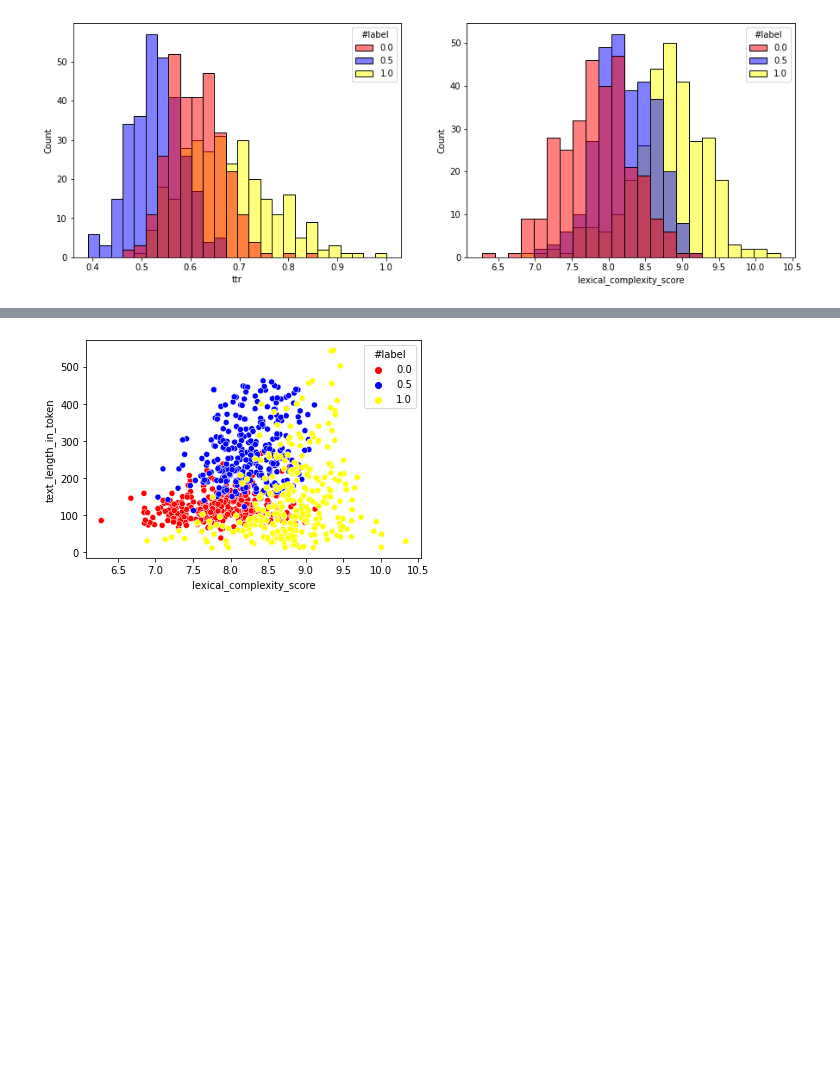
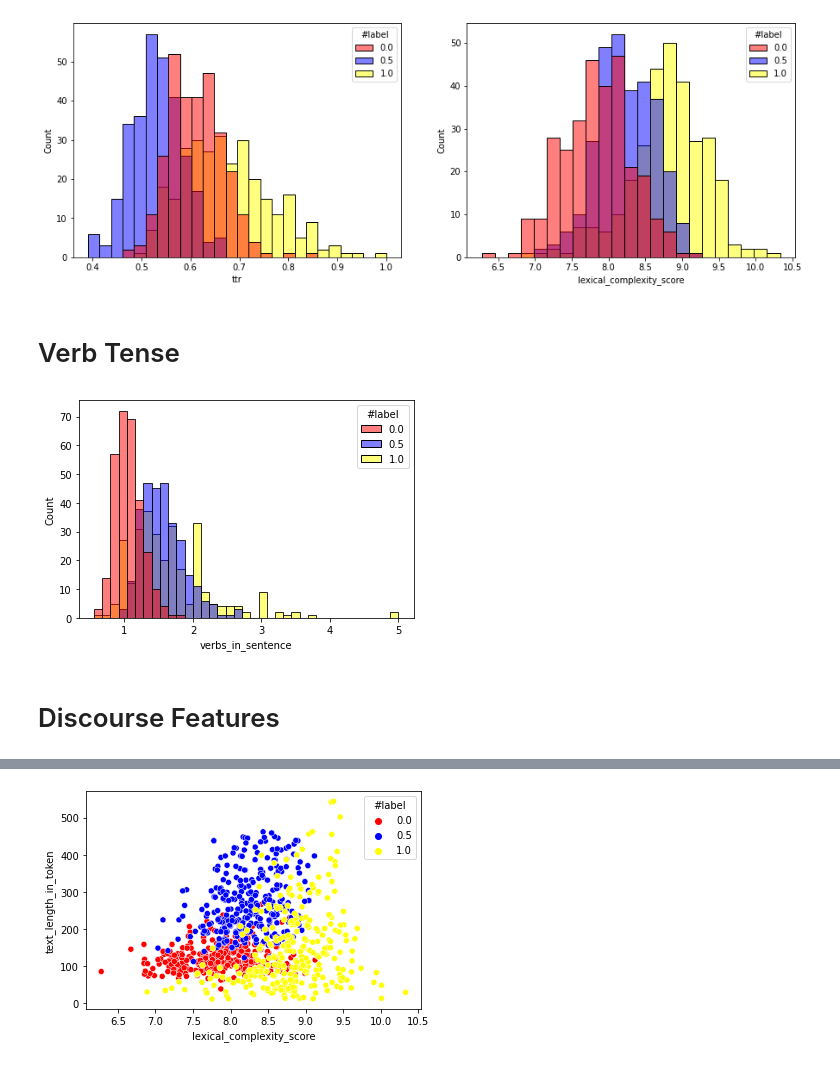
Before and after one commit to DanielAweis/TextComplexityFeatures, a Jupyter notebook: DataAnalysis.ipynb, the cells around one changed output, grey strips where cells are left out. Cells and saved outputs as stored; diff of their text form; code cells hidden in the pictures; blank space fills up the shorter version.

```diff
--- a/DataAnalysis.ipynb
+++ b/DataAnalysis.ipynb
@@ -170,3 +168,16 @@ sns.histplot(ax=axes[1], data=lexical_df, x="lexical_complexity_score", hue="#la
 # %% [output]
 <AxesSubplot:xlabel='lexical_complexity_score', ylabel='Count'>
 [figure]
+# %% [markdown]
+# Verb Tense
+# %%
+tense_df = df[["#label", "verbs_in_sentence"]]
+pos_miniklexi = tense_df.loc[df["#label"] == 0.0]
+pos_klexikon = tense_df.loc[df["#label"] == 0.5]
+pos_wiki = tense_df.loc[df["#label"] == 1.0]
+# %%
+x = sns.histplot(data=tense_df, x="verbs_in_sentence", hue="#label", palette=["red", "blue", "yellow"])
+# %% [output]
+[figure, added]
+# %% [markdown]
+# Discourse Features
```
Also changed, not shown: parts of 11 cells of this notebook.
